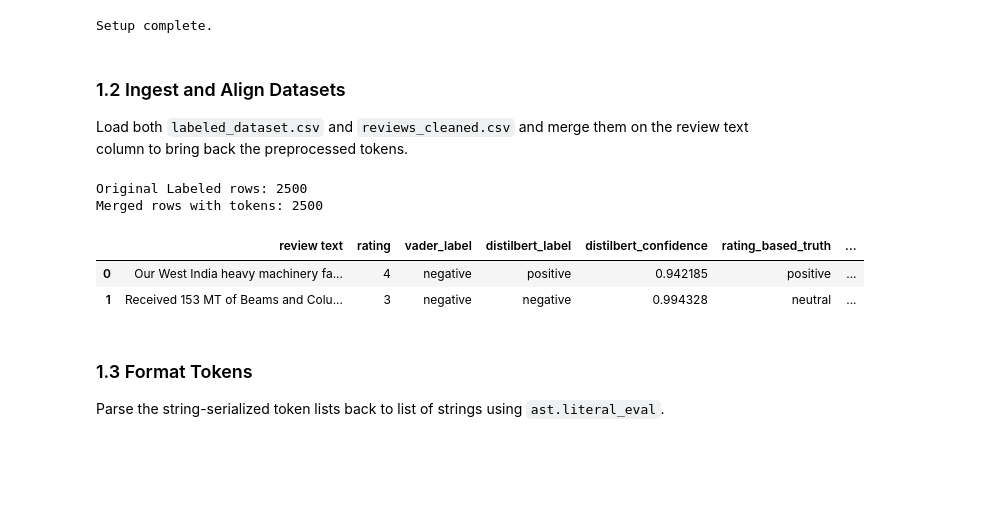
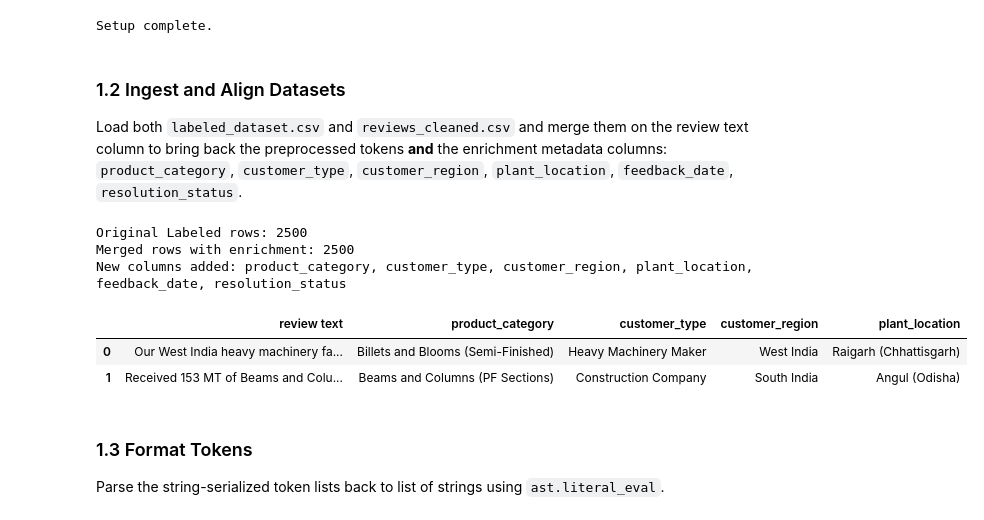
Before and after one commit to ali7540/nlp-quality-feedback-analyzer, a Jupyter notebook: notebooks/week3_topics_entities.ipynb, the cells around one changed output. Drawn from its saved outputs; the diff is of its cells as text; code cells hidden in the pictures; blank space fills up the shorter version.

```diff
--- a/notebooks/week3_topics_entities.ipynb
+++ b/notebooks/week3_topics_entities.ipynb
@@ -31,29 +31,36 @@ Setup complete.
 # %% [markdown]
 ### 1.2 Ingest and Align Datasets
 
-Load both `labeled_dataset.csv` and `reviews_cleaned.csv` and merge them on the review text column to bring back the preprocessed tokens.
+Load both `labeled_dataset.csv` and `reviews_cleaned.csv` and merge them on the review text column to bring back the preprocessed tokens **and** the enrichment metadata columns: `product_category`, `customer_type`, `customer_region`, `plant_location`, `feedback_date`, `resolution_status`.
 # %%
 df_label = pd.read_csv(labeled_data_path)
 df_clean = pd.read_csv(cleaned_data_path)
 
-# Inner join to match exact feedback texts
+# Inner join — bring tokens + enrichment columns from reviews_cleaned
+ENRICH_COLS = [
+    'feedback_text', 'tokens', 'feedback_topic',
+    'product_category', 'customer_type', 'customer_region',
+    'plant_location', 'feedback_date', 'resolution_status'
+]
 df_merged = pd.merge(
     df_label,
-    df_clean[['feedback_text', 'tokens','feedback_topic']],
+    df_clean[ENRICH_COLS],
     left_on='review text',
     right_on='feedback_text',
     how='inner'
 )
 
 print(f'Original Labeled rows: {len(df_label)}')
-print(f'Merged rows with tokens: {len(df_merged)}')
-df_merged.head(2)
+print(f'Merged rows with enrichment: {len(df_merged)}')
+print(f'New columns added: product_category, customer_type, customer_region, plant_location, feedback_date, resolution_status')
+df_merged[['review text', 'product_category', 'customer_type', 'customer_region', 'plant_location']].head(2)
 # %% [output]
 Original Labeled rows: 2500
-Merged rows with tokens: 2500
+Merged rows with enrichment: 2500
+New columns added: product_category, customer_type, customer_region, plant_location, feedback_date, resolution_status
-|  | review text | rating | vader_label | distilbert_label | distilbert_confidence | rating_based_truth | ... |
-| 0 | Our West India heavy machinery fa... | 4 | negative | positive | 0.942185 | positive | ... |
-| 1 | Received 153 MT of Beams and Colu... | 3 | negative | negative | 0.994328 | neutral | ... |
+|  | review text | product_category | customer_type | customer_region | plant_location |
+| 0 | Our West India heavy machinery fa... | Billets and Blooms (Semi-Finished) | Heavy Machinery Maker | West India | Raigarh (Chhattisgarh) |
+| 1 | Received 153 MT of Beams and Colu... | Beams and Columns (PF Sections) | Construction Company | South India | Angul (Odisha) |
 # %% [markdown]
 ### 1.3 Format Tokens
 
```
Also changed, not shown: 14 other files.
